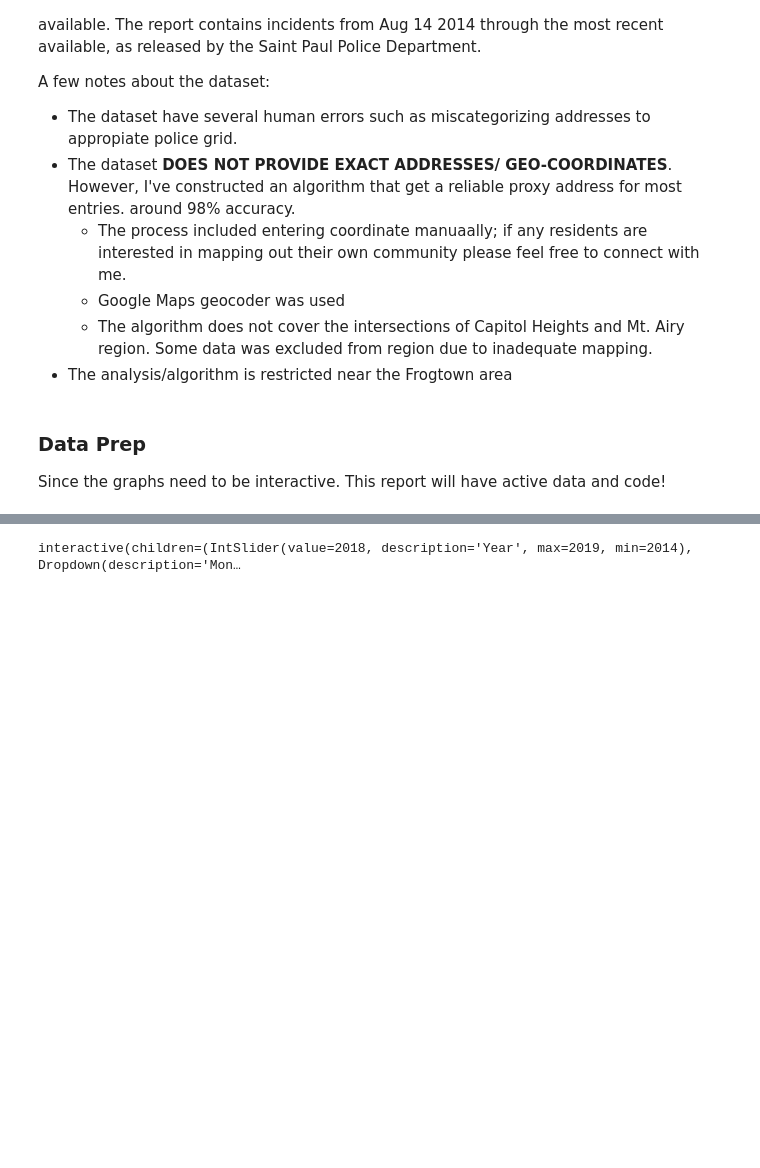
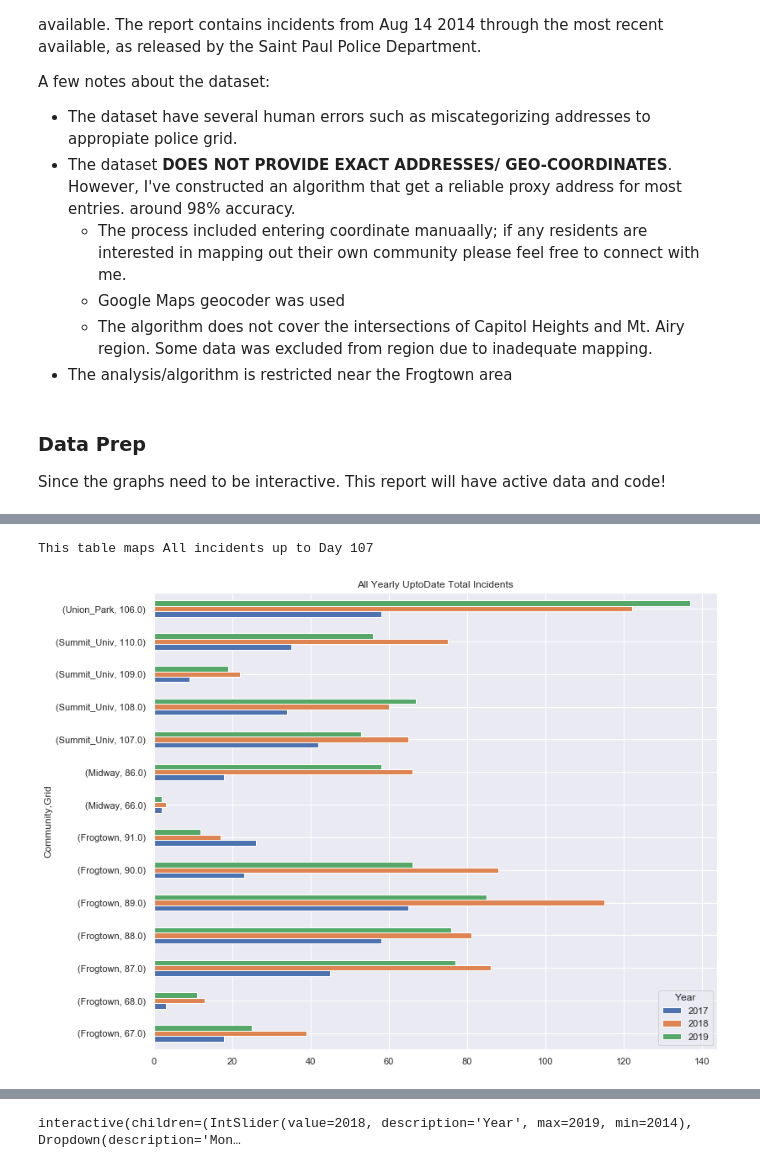
Before and after one commit to sustainabu/OpenData_Saint_Paul, a Jupyter notebook: Saint Paul Project/FG_Crime_Map.ipynb, the cells around one changed output, grey strips where cells are left out. Saved outputs shown, nothing was run; the diff lists cells and outputs as text; code cells hidden in the pictures; blank space fills up the shorter version.

```diff
--- a/Saint Paul Project/FG_Crime_Map.ipynb
+++ b/Saint Paul Project/FG_Crime_Map.ipynb
@@ -60,4 +69,8 @@ warnings.filterwarnings('ignore')
 #Upload Data
 fg = pd.read_csv('FGCrime_Final.csv')
 fg.shape
+
+#Set max limit for uptodate function
+Max= fg.loc[1,'Day_Max']
+Max
 # %% [output]
@@ -121,0 +117,5 @@ B.query('Count>9').sort_values(['Count'], ascending=False)
+# %%
+plot_toDate_Year_Crime(Incident='All',Day=Max)
+# %% [output]
+This table maps All incidents up to Day 107
+[figure, added]
```
Also changed, not shown: parts of 76 cells of this notebook, 3 other files.
